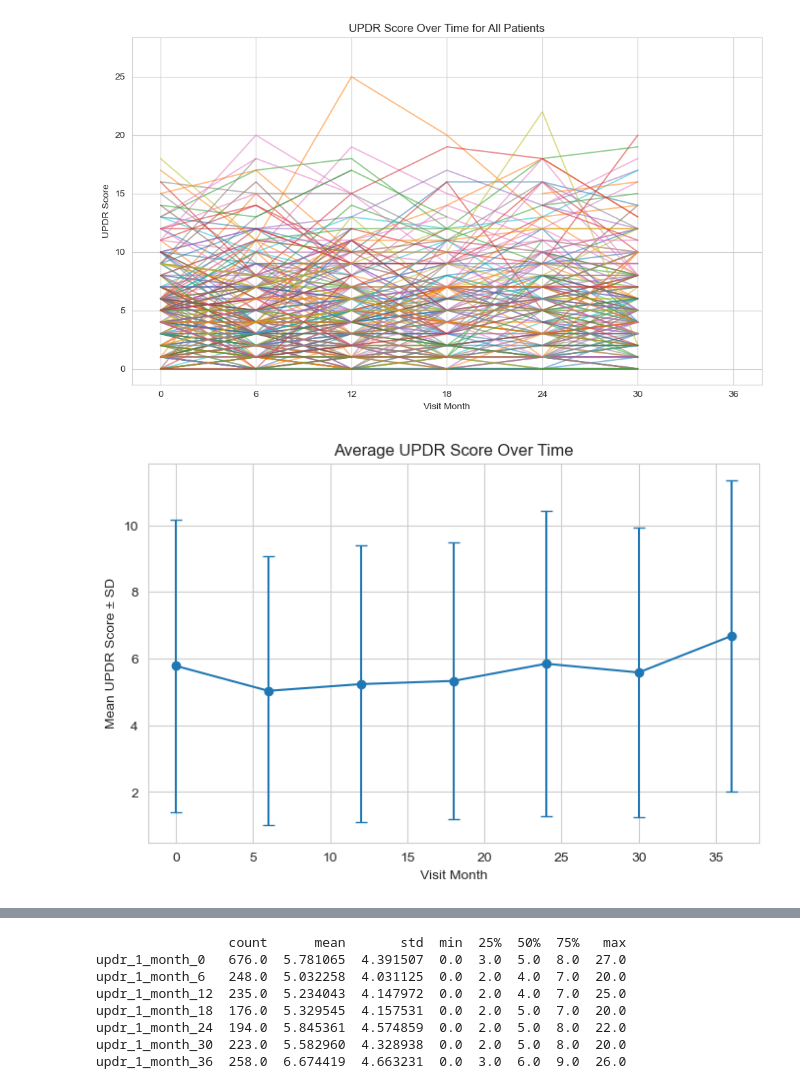
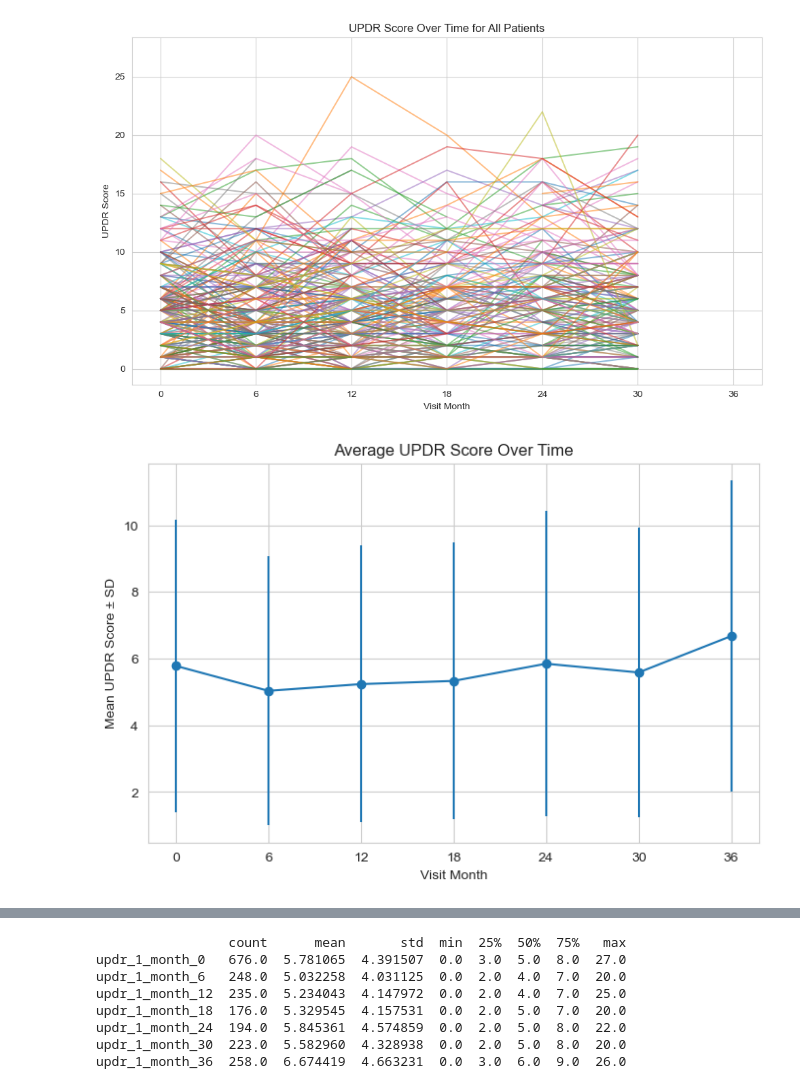
Before and after one commit to blackhole-hope123/Parkinson-Disease-Analysis, a Jupyter notebook: preliminary EDA/EDA_for_supplemental_data.ipynb, the cells around one changed output, grey strips where cells are left out. Cells and saved outputs as stored; diff of their text form; code cells hidden in the pictures.

```diff
--- a/preliminary EDA/EDA_for_supplemental_data.ipynb
+++ b/preliminary EDA/EDA_for_supplemental_data.ipynb
@@ -126,7 +128,3 @@ Index(['visit_id', 'patient_id', 'visit_month', 'updrs_1', 'updrs_2',
 supplemental_updrs1_prelim = supplemental[[ 'patient_id', 'visit_month', 'updrs_1' ]].copy()
 # %%
 supplemental_updrs1 = supplemental_updrs1_prelim.pivot(index = 'patient_id', columns = 'visit_month', values = 'updrs_1' )
-# %%
-supplemental_updrs1.columns = [ f'updr_1_month_{col}' for col in supplemental_updrs1.columns ]
-# %%
-supplemental_updrs1 = supplemental_updrs1.reset_index()
@@ -158,3 +161,3 @@ updr_1_month_36    513
 dtype: int64
 # %%
-supplemental_updrs1.drop(columns = [ 'updr_1_month_5'], inplace = True)
+supplemental_updrs1.drop(columns = [5], inplace = True)
@@ -183,13 +294,14 @@ plt.show()
 # %%
 mean_updr_1_score = supplemental_updrs1.mean()
 std_updr_1_score = supplemental_updrs1.std()
 median_updr_1_score = supplemental_updrs1.median()
 plt.figure(figsize=(8, 5))
-plt.errorbar(visit_months, mean_updr_1_score, yerr=std_updr_1_score, fmt='-o', capsize=4)
+plt.errorbar(visit_months, mean_updr_1_score, yerr =std_updr_1_score, fmt='-o')
 plt.title("Average UPDR Score Over Time")
 plt.xlabel("Visit Month")
 plt.ylabel("Mean UPDR Score ± SD")
-
+plt.xticks(visit_months)
+plt.grid(True)
 plt.show()
 # %% [output]
-[figure, old version]
+[figure, new version]
```
Also changed, not shown: parts of 26 cells of this notebook.
